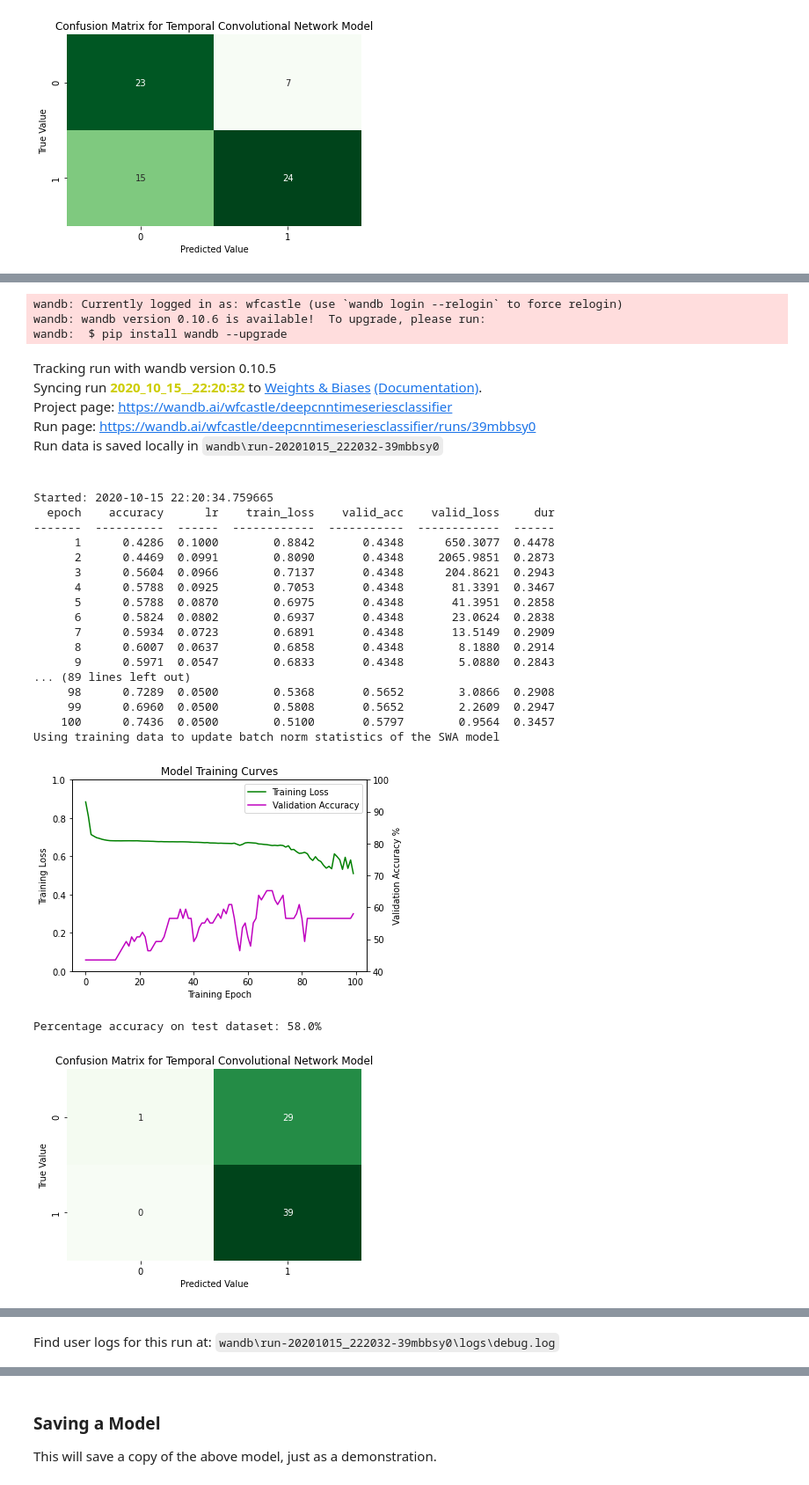
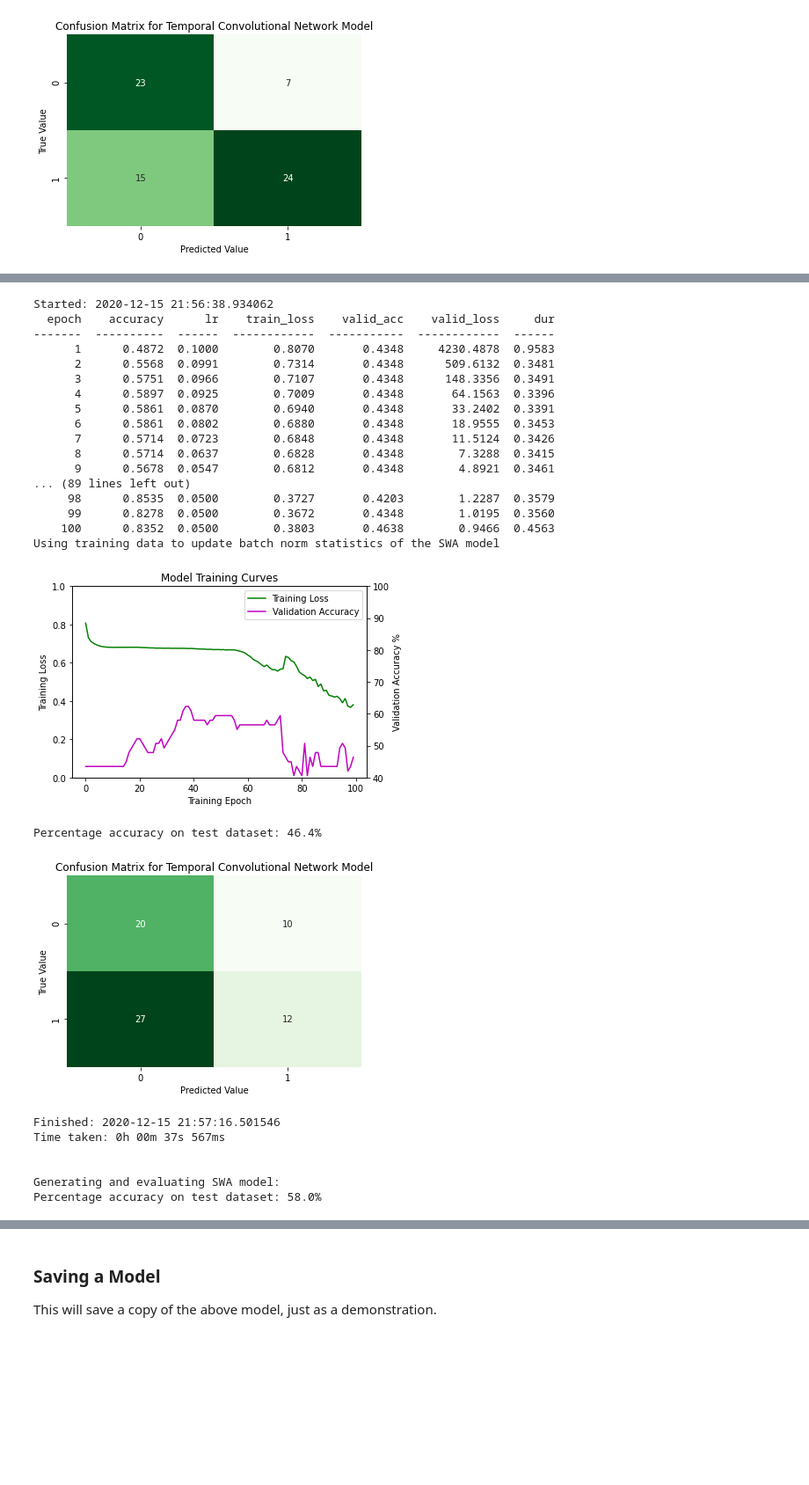
Before and after one commit to WillCastle/Modelling, a Jupyter notebook: DeepConvolutionalTimeSeriesBinaryClassifier.ipynb, the cells around one changed output, grey strips where cells are left out. Shown at 88% size. Saved outputs shown, nothing was run; the diff lists cells and outputs as text; code cells hidden in the pictures; blank space fills up the shorter version.

```diff
--- a/DeepConvolutionalTimeSeriesBinaryClassifier.ipynb
+++ b/DeepConvolutionalTimeSeriesBinaryClassifier.ipynb
@@ -388,7 +400,7 @@ def constructor(num_filters = 128,
               epochs = 100,
               start_lr = 0.1,
               batch = 128,
-              opt = 'Adam',
+              opt = 'Ranger',
               swa_start_frac = 0.75,
               swa_lr = 0.05,
               cos_restarts = 5,
@@ -398,7 +410,8 @@ def constructor(num_filters = 128,
 
     opts = {'SGD': optim.SGD,
             'Adam': optim.Adam,
-            'Adadelta': optim.Adadelta}
+            'Adadelta': optim.Adadelta,
+            'Ranger': Ranger}
 
     opt_str = opt
 
@@ -627,64 +640,62 @@ Percentage accuracy on test dataset: 68.1%
 hyperparameters = dict(num_filters = 128,
                        conv_layers = 4,
                        dropout_prob = 0.1,
                        reg_l1 = 0.001,
                        epochs = 100,
                        start_lr = 0.1,
                        batch = 273,
                        opt = 'Adam',
                        swa_start_frac = 0.75,
                        swa_lr = 0.05,
                        cos_restarts = 6,
                        cos_t_mult = 1)
 
-wandb_run = wandb.init(project = "DeepCNNTimeSeriesClassifier",
-                       reinit = True,
-                       name = now_str(),
-                       notes = 'None')
+#wandb_run = wandb.init(project = "DeepCNNTimeSeriesClassifier",
+#                       reinit = True,
+#                       name = now_str(),
+#                       notes = 'None')
 
 net = constructor(**hyperparameters)
-wandb.config.update(net.relevant_hparams)
+#wandb.config.update(net.relevant_hparams)
 
 train_and_eval(net)
 
-wandb_run.join()
+#wandb_run.join()
 
 print('\n\nGenerating and evaluating SWA model: ')
 swa_net = NeuralNetBinaryClassifier(module = net.module_swa_,
                                     train_split = predefined_split(valid_dataset),
                                     device = 'cuda')
 
 swa_net.initialize()
 
 swa_acc = evaluate(swa_net)
 
 torch.cuda.empty_cache()
 # %% [output]
-wandb: Currently logged in as: wfcastle (use `wandb login --relogin` to force relogin)
-wandb: wandb version 0.10.6 is available!  To upgrade, please run:
-wandb:  $ pip install wandb --upgrade
+Started: 2020-12-15 21:56:38.934062
+  epoch    accuracy      lr    train_loss    valid_acc    valid_loss     dur
+-------  ----------  ------  ------------  -----------  ------------  ------
+      1      0.4872  0.1000        0.8070       0.4348     4230.4878  0.9583
+      2      0.5568  0.0991        0.7314       0.4348      509.6132  0.3481
+      3      0.5751  0.0966        0.7107       0.4348      148.3356  0.3491
+      4      0.5897  0.0925        0.7009       0.4348       64.1563  0.3396
+      5      0.5861  0.0870        0.6940       0.4348       33.2402  0.3391
+      6      0.5861  0.0802        0.6880       0.4348       18.9555  0.3453
+      7      0.5714  0.0723        0.6848       0.4348       11.5124  0.3426
+      8      0.5714  0.0637        0.6828       0.4348        7.3288  0.3415
+      9      0.5678  0.0547        0.6812       0.4348        4.8921  0.3461
+... (89 lines left out)
+     98      0.8535  0.0500        0.3727       0.4203        1.2287  0.3579
+     99      0.8278  0.0500        0.3672       0.4348        1.0195  0.3560
+    100      0.8352  0.0500        0.3803       0.4638        0.9466  0.4563
+Using training data to update batch norm statistics of the SWA model
-Tracking run with wandb version 0.10.5
-Syncing run 2020_10_15__22:20:32 to Weights & Biases (Documentation).
-Project page: https://wandb.ai/wfcastle/deepcnntimeseriesclassifier
-Run page: https://wandb.ai/wfcastle/deepcnntimeseriesclassifier/runs/39mbbsy0
-Run data is saved locally in wandb\run-20201015_222032-39mbbsy0
+[figure, new version]
-Started: 2020-10-15 22:20:34.759665
-  epoch    accuracy      lr    train_loss    valid_acc    valid_loss     dur
--------  ----------  ------  ------------  -----------  ------------  ------
-      1      0.4286  0.1000        0.8842       0.4348      650.3077  0.4478
-      2      0.4469  0.0991        0.8090       0.4348     2065.9851  0.2873
-      3      0.5604  0.0966        0.7137       0.4348      204.8621  0.2943
-      4      0.5788  0.0925        0.7053       0.4348       81.3391  0.3467
-      5      0.5788  0.0870        0.6975       0.4348       41.3951  0.2858
-      6      0.5824  0.0802        0.6937       0.4348       23.0624  0.2838
-      7      0.5934  0.0723        0.6891       0.4348       13.5149  0.2909
-      8      0.6007  0.0637        0.6858       0.4348        8.1880  0.2914
-      9      0.5971  0.0547        0.6833       0.4348        5.0880  0.2843
-... (89 lines left out)
-     98      0.7289  0.0500        0.5368       0.5652        3.0866  0.2908
-     99      0.6960  0.0500        0.5808       0.5652        2.2609  0.2947
-    100      0.7436  0.0500        0.5100       0.5797        0.9564  0.3457
-Using training data to update batch norm statistics of the SWA model
+Percentage accuracy on test dataset: 46.4%
-[figure, old version]
+[figure, new version]
+Finished: 2020-12-15 21:57:16.501546
+Time taken: 0h 00m 37s 567ms
+
+
+Generating and evaluating SWA model:
 Percentage accuracy on test dataset: 58.0%
-[figure, old version]
@@ -695 +701,0 @@ Program ended successfully.
-Find user logs for this run at: wandb\run-20201015_222032-39mbbsy0\logs\debug.log
```
Also changed, not shown: parts of 5 cells of this notebook, 10 other files.
